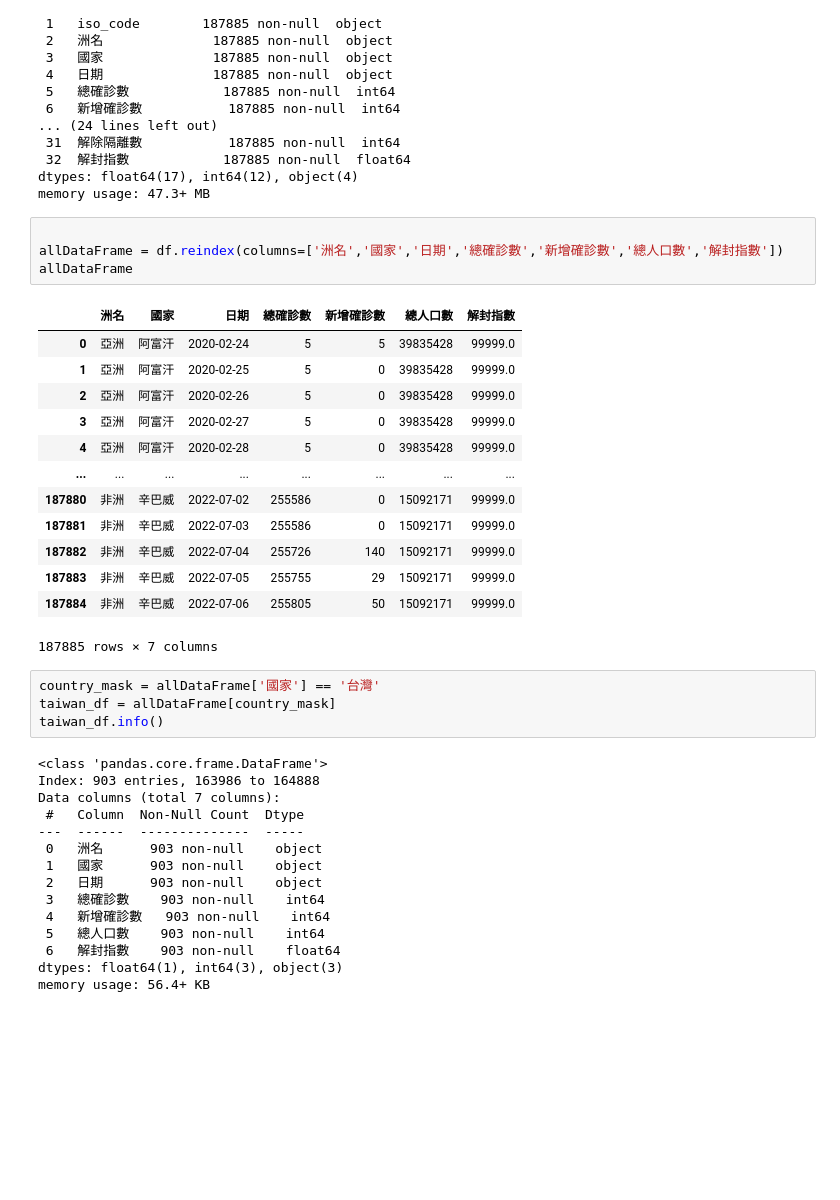
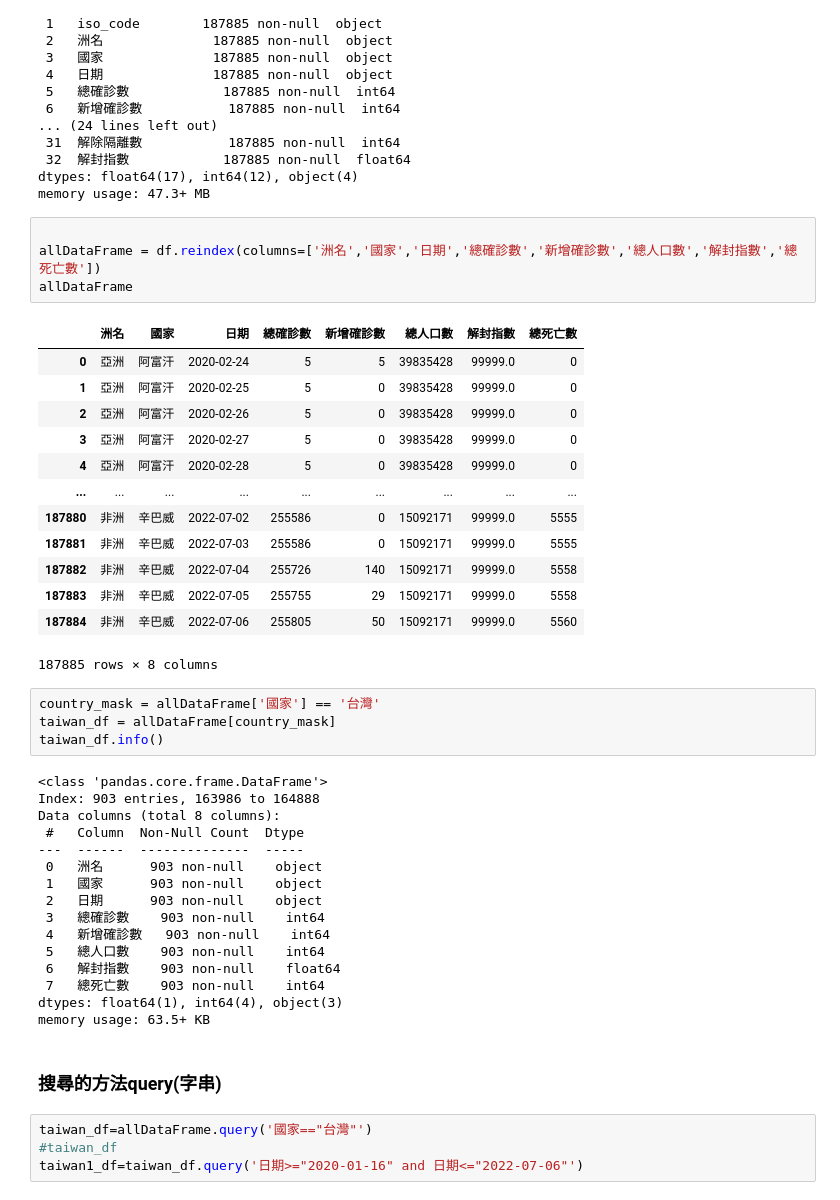
Before and after one commit to futitan/python_analysis, a Jupyter notebook: lesson16/lesson16_7.ipynb, the cells around one changed output. Drawn from its saved outputs; the diff is of its cells as text; blank space fills up the shorter version.

```diff
--- a/lesson16/lesson16_7.ipynb
+++ b/lesson16/lesson16_7.ipynb
@@ -25,22 +27,22 @@ dtypes: float64(17), int64(12), object(4)
 memory usage: 47.3+ MB
 # %%
 
-allDataFrame = df.reindex(columns=['洲名','國家','日期','總確診數','新增確診數','總人口數','解封指數'])
+allDataFrame = df.reindex(columns=['洲名','國家','日期','總確診數','新增確診數','總人口數','解封指數','總死亡數'])
 allDataFrame
 # %% [output]
-|  | 洲名 | 國家 | 日期 | 總確診數 | 新增確診數 | 總人口數 | 解封指數 |
-| 0 | 亞洲 | 阿富汗 | 2020-02-24 | 5 | 5 | 39835428 | 99999.0 |
-| 1 | 亞洲 | 阿富汗 | 2020-02-25 | 5 | 0 | 39835428 | 99999.0 |
-| 2 | 亞洲 | 阿富汗 | 2020-02-26 | 5 | 0 | 39835428 | 99999.0 |
-| 3 | 亞洲 | 阿富汗 | 2020-02-27 | 5 | 0 | 39835428 | 99999.0 |
-| 4 | 亞洲 | 阿富汗 | 2020-02-28 | 5 | 0 | 39835428 | 99999.0 |
-| ... | ... | ... | ... | ... | ... | ... | ... |
-| 187880 | 非洲 | 辛巴威 | 2022-07-02 | 255586 | 0 | 15092171 | 99999.0 |
-| 187881 | 非洲 | 辛巴威 | 2022-07-03 | 255586 | 0 | 15092171 | 99999.0 |
-| 187882 | 非洲 | 辛巴威 | 2022-07-04 | 255726 | 140 | 15092171 | 99999.0 |
-| 187883 | 非洲 | 辛巴威 | 2022-07-05 | 255755 | 29 | 15092171 | 99999.0 |
-| 187884 | 非洲 | 辛巴威 | 2022-07-06 | 255805 | 50 | 15092171 | 99999.0 |
+|  | 洲名 | 國家 | 日期 | 總確診數 | 新增確診數 | 總人口數 | 解封指數 | 總死亡數 |
+| 0 | 亞洲 | 阿富汗 | 2020-02-24 | 5 | 5 | 39835428 | 99999.0 | 0 |
+| 1 | 亞洲 | 阿富汗 | 2020-02-25 | 5 | 0 | 39835428 | 99999.0 | 0 |
+| 2 | 亞洲 | 阿富汗 | 2020-02-26 | 5 | 0 | 39835428 | 99999.0 | 0 |
+| 3 | 亞洲 | 阿富汗 | 2020-02-27 | 5 | 0 | 39835428 | 99999.0 | 0 |
+| 4 | 亞洲 | 阿富汗 | 2020-02-28 | 5 | 0 | 39835428 | 99999.0 | 0 |
+| ... | ... | ... | ... | ... | ... | ... | ... | ... |
+| 187880 | 非洲 | 辛巴威 | 2022-07-02 | 255586 | 0 | 15092171 | 99999.0 | 5555 |
+| 187881 | 非洲 | 辛巴威 | 2022-07-03 | 255586 | 0 | 15092171 | 99999.0 | 5555 |
+| 187882 | 非洲 | 辛巴威 | 2022-07-04 | 255726 | 140 | 15092171 | 99999.0 | 5558 |
+| 187883 | 非洲 | 辛巴威 | 2022-07-05 | 255755 | 29 | 15092171 | 99999.0 | 5558 |
+| 187884 | 非洲 | 辛巴威 | 2022-07-06 | 255805 | 50 | 15092171 | 99999.0 | 5560 |
-187885 rows × 7 columns
+187885 rows × 8 columns
 # %%
 country_mask = allDataFrame['國家'] == '台灣'
 taiwan_df = allDataFrame[country_mask]
@@ -48,7 +50,7 @@ taiwan_df.info()
 # %% [output]
 <class 'pandas.core.frame.DataFrame'>
 Index: 903 entries, 163986 to 164888
-Data columns (total 7 columns):
+Data columns (total 8 columns):
  #   Column  Non-Null Count  Dtype
 ---  ------  --------------  -----
  0   洲名      903 non-null    object
@@ -58,5 +60,12 @@ Data columns (total 7 columns):
  4   新增確診數   903 non-null    int64
  5   總人口數    903 non-null    int64
  6   解封指數    903 non-null    float64
-dtypes: float64(1), int64(3), object(3)
-memory usage: 56.4+ KB
+ 7   總死亡數    903 non-null    int64
+dtypes: float64(1), int64(4), object(3)
+memory usage: 63.5+ KB
+# %% [markdown]
+### 搜尋的方法query(字串)
+# %%
+taiwan_df=allDataFrame.query('國家=="台灣"')
+#taiwan_df
+taiwan1_df=taiwan_df.query('日期>="2020-01-16" and 日期<="2022-07-06"')
```
Also changed, not shown: parts of 5 cells of this notebook, 1 other file.
